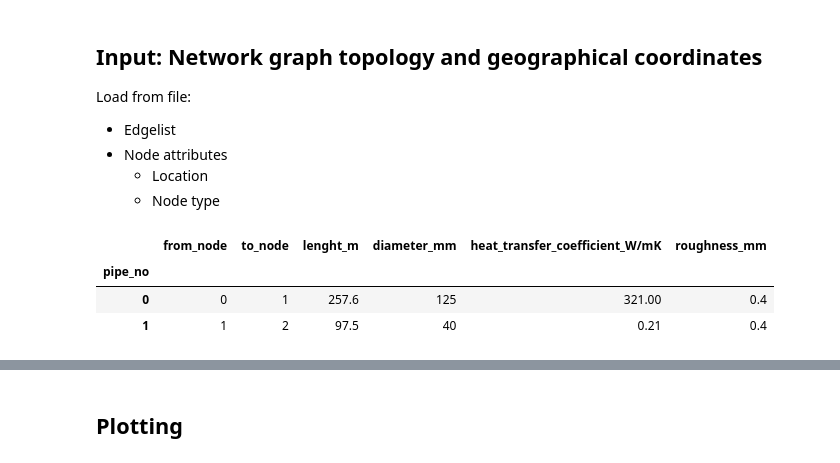
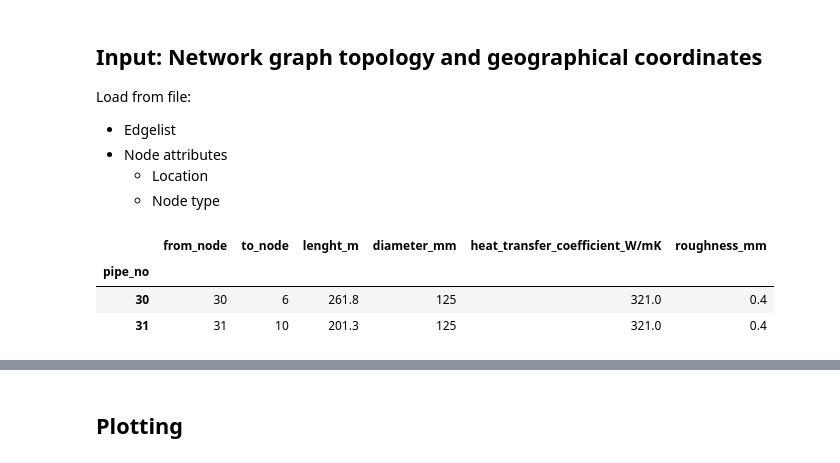
Before and after one commit to jnnr/models_oemof, a Jupyter notebook: DHN_model/DHN_model_prototyping_import_module.ipynb, the cells around one changed output, grey strips where cells are left out. Cells and saved outputs as stored; diff of their text form; code cells hidden in the pictures.

```diff
--- a/DHN_model/DHN_model_prototyping_import_module.ipynb
+++ b/DHN_model/DHN_model_prototyping_import_module.ipynb
@@ -18,12 +18,12 @@ Load from file:
     * Node type
 # %%
 edge_list = pd.read_csv('data/edge_list.csv', header=0, index_col='pipe_no')
-edge_list.head(2)
+edge_list.iloc[-2:]
 # %% [output]
 |  | from_node | to_node | lenght_m | diameter_mm | heat_transfer_coefficient_W/mK | roughness_mm |
 | pipe_no |  |  |  |  |  |  |
-| 0 | 0 | 1 | 257.6 | 125 | 321.00 | 0.4 |
-| 1 | 1 | 2 | 97.5 | 40 | 0.21 | 0.4 |
+| 30 | 30 | 6 | 261.8 | 125 | 321.0 | 0.4 |
+| 31 | 31 | 10 | 201.3 | 125 | 321.0 | 0.4 |
 # %%
 node_list = pd.read_csv('data/node_list.csv')
 node_list.iloc[-2:]
```
Also changed, not shown: parts of 11 cells of this notebook, 6 other files.
